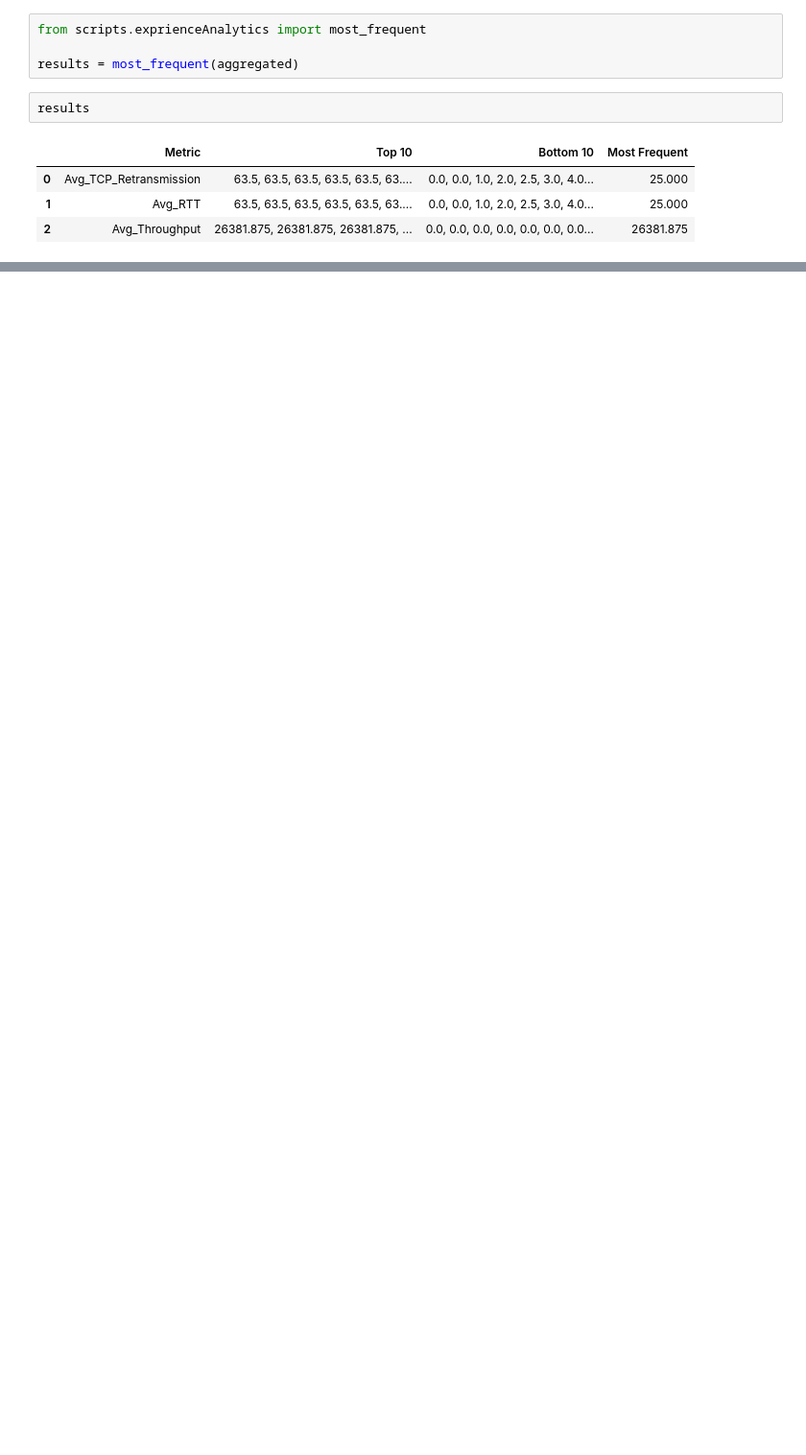
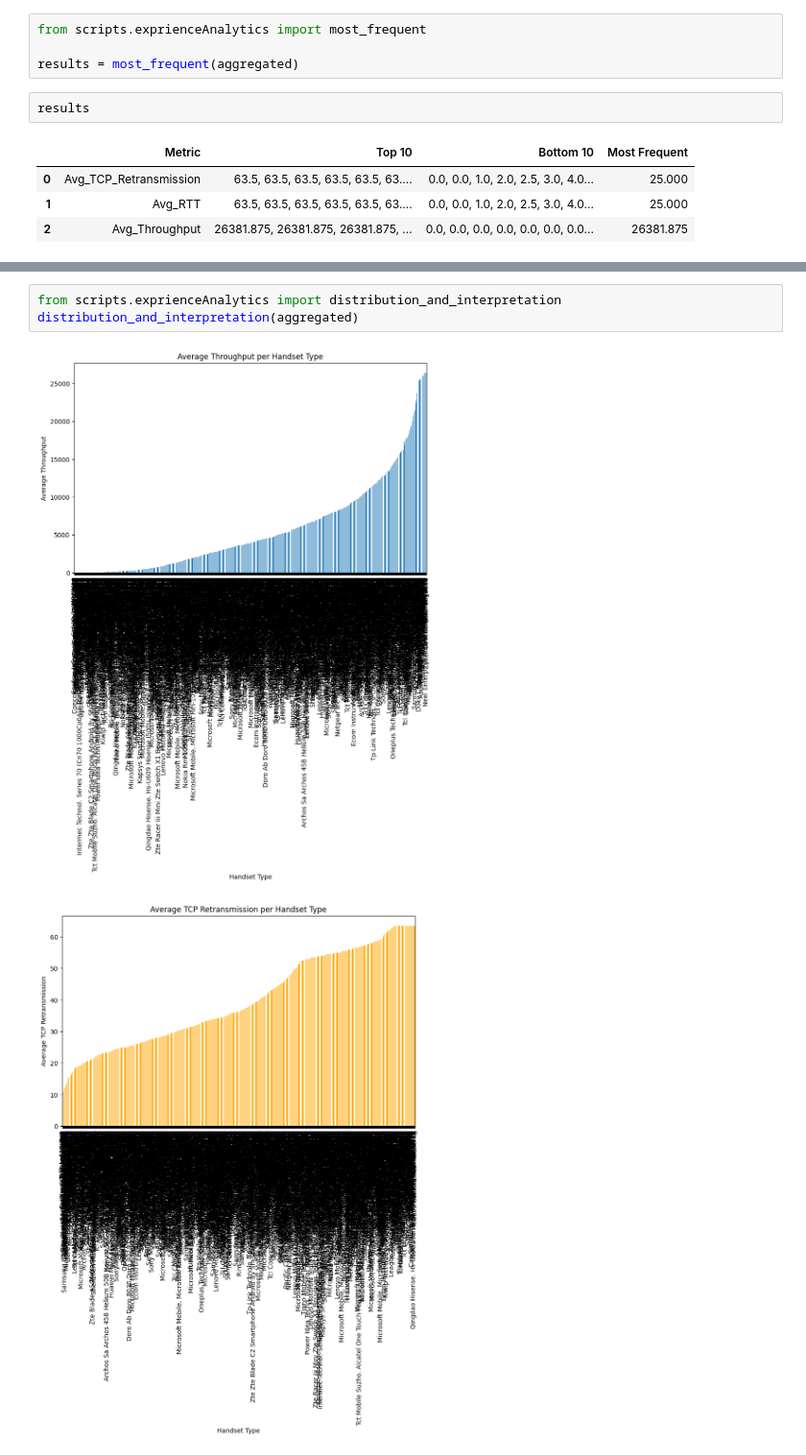
Before and after one commit to naolatomsa/TellCo, a Jupyter notebook: notebooks/experienceAnalytics.ipynb, the cells around one changed output, grey strips where cells are left out. Shown at 96% size. Saved outputs shown, nothing was run; the diff lists cells and outputs as text; blank space fills up the shorter version.

Commit message:
Distribution and Interpretation

```diff
--- a/notebooks/experienceAnalytics.ipynb
+++ b/notebooks/experienceAnalytics.ipynb
@@ -379,0 +382,6 @@ results
+# %%
+from scripts.exprienceAnalytics import distribution_and_interpretation
+distribution_and_interpretation(aggregated)
+# %% [output]
+[figure, added]
+[figure, added]
```
Also changed, not shown: parts of 2 cells of this notebook, 1 other file.
